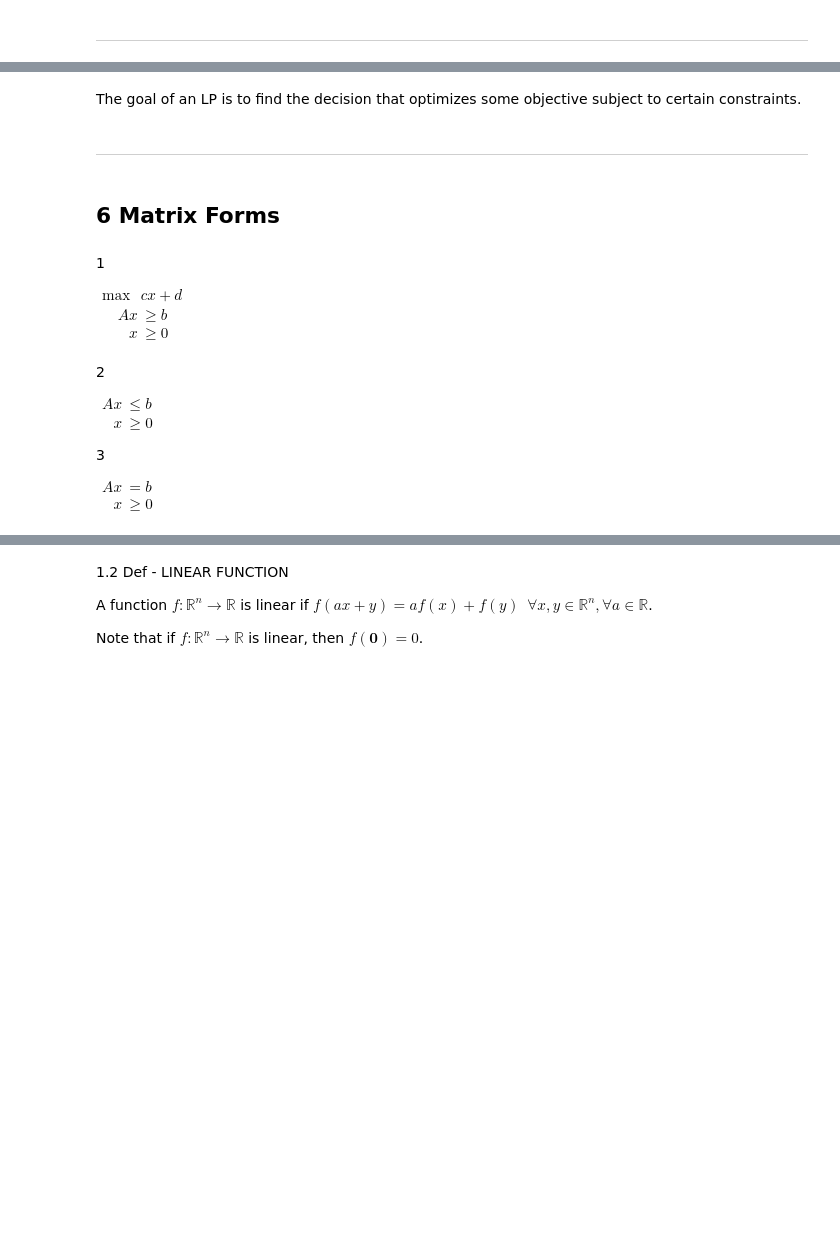
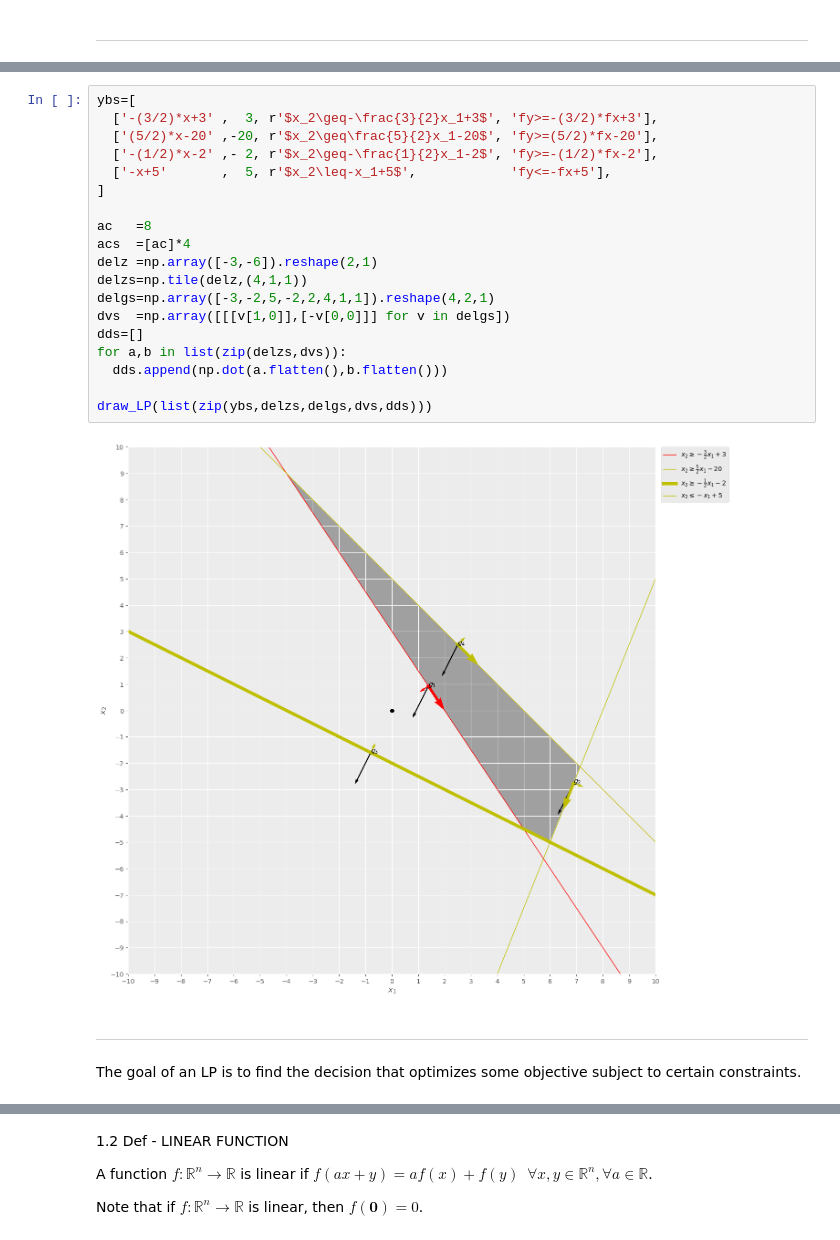
Before and after one commit to heracliteanflux/linear-programming, a Jupyter notebook: notebook.ipynb, the cells around one changed output, grey strips where cells are left out. Saved outputs shown, nothing was run; the diff lists cells and outputs as text; blank space fills up the shorter version.

```diff
--- a/notebook.ipynb
+++ b/notebook.ipynb
@@ -63,34 +416,25 @@ Pandas              : 1.5.2
+# %%
+ybs=[
+  ['-(3/2)*x+3' ,  3, r'$x_2\geq-\frac{3}{2}x_1+3$', 'fy>=-(3/2)*fx+3'],
+  ['(5/2)*x-20' ,-20, r'$x_2\geq\frac{5}{2}x_1-20$', 'fy>=(5/2)*fx-20'],
+  ['-(1/2)*x-2' ,- 2, r'$x_2\geq-\frac{1}{2}x_1-2$', 'fy>=-(1/2)*fx-2'],
+  ['-x+5'       ,  5, r'$x_2\leq-x_1+5$',            'fy<=-fx+5'],
+]
+
+ac   =8
+acs  =[ac]*4
+delz =np.array([-3,-6]).reshape(2,1)
+delzs=np.tile(delz,(4,1,1))
+delgs=np.array([-3,-2,5,-2,2,4,1,1]).reshape(4,2,1)
+dvs  =np.array([[[v[1,0]],[-v[0,0]]] for v in delgs])
+dds=[]
+for a,b in list(zip(delzs,dvs)):
+  dds.append(np.dot(a.flatten(),b.flatten()))
+
+draw_LP(list(zip(ybs,delzs,delgs,dvs,dds)))
+# %% [output]
+[figure, added]
+# %% [markdown]
+---
 # %% [markdown]
 The goal of an LP is to find the decision that optimizes some objective subject to certain constraints.
-# %% [markdown]
----
-# %% [markdown]
-## 6 Matrix Forms
-# %% [markdown]
-1
-
-$
-\begin{align}
-\text{max} \,\,\, & cx+d \\
-Ax &\ge b \\
-x &\ge 0 \\
-\end{align}
-$
-
-2
-
-$
-\begin{align}
-Ax&\le b \\
-x&\ge0
-\end{align}
-$
-
-3
-
-$
-\begin{align}
-Ax&= b \\
-x&\ge0
-\end{align}
-$
```
Also changed, not shown: parts of 32 cells of this notebook.
